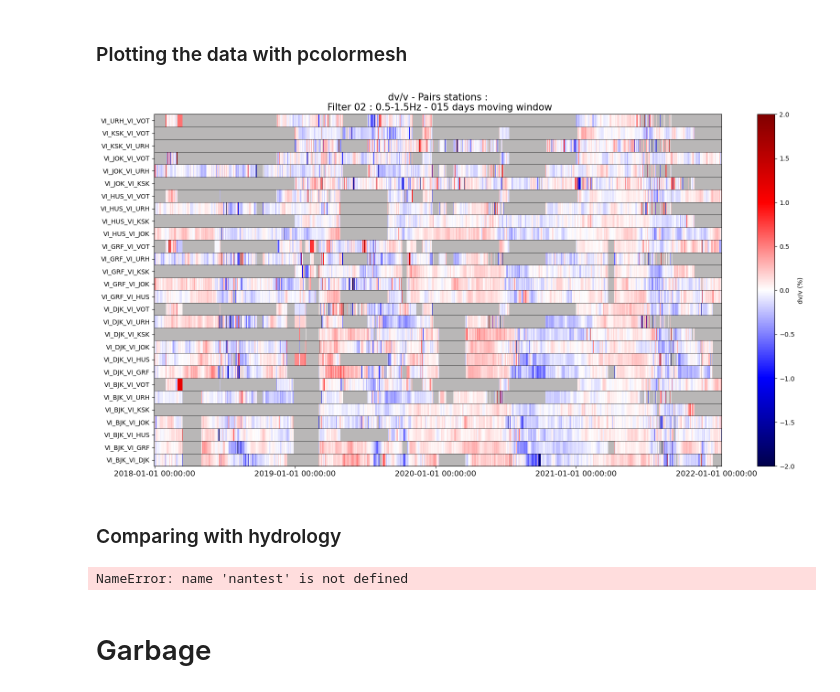
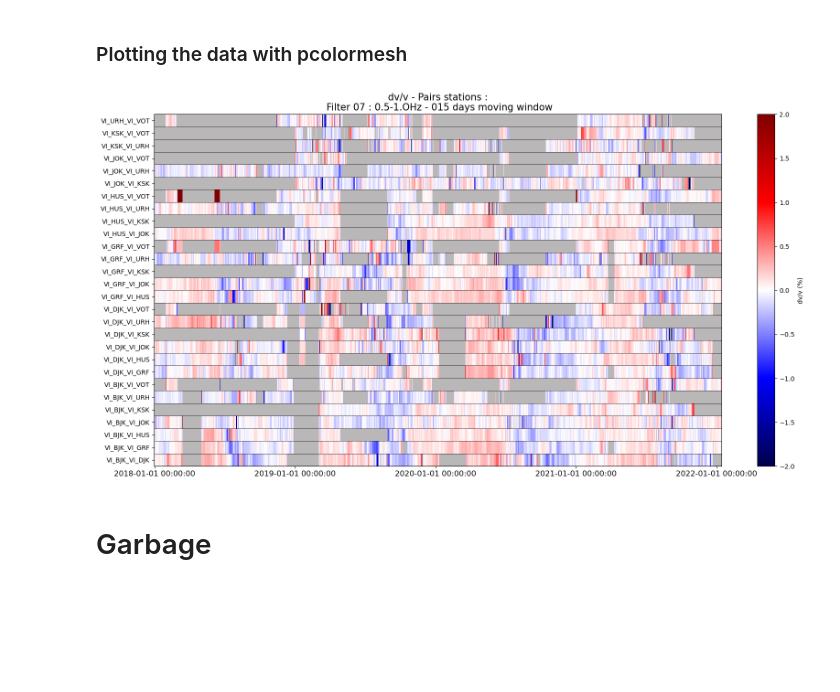
Before and after one commit to jgovoort/sismo-memo, a Jupyter notebook: InterferoMsNoise.ipynb, the cells around one changed output. Cells and saved outputs as stored; diff of their text form; code cells hidden in the pictures; blank space fills up the shorter version.

```diff
--- a/InterferoMsNoise.ipynb
+++ b/InterferoMsNoise.ipynb
@@ -38,7 +40,7 @@ False
 # %%
 component = 'ZZ'
 mwlength = '015'
-filterID = '02'
+filterID = '07'
 
 # Root of the dtt files to plot
 root = 'D:/MEMOIRE/MsNoise/ablation/DTT/%s/%s_DAYS/%s/' %(filterID, mwlength, component)
@@ -107,22 +109,20 @@ for file in folder :
 # %%
 from matplotlib import colors
 
 plt.figure(figsize=(20,10))
 ax = plt.axes()
 ax.set_facecolor("#B9B7B7")
 norm = colors.Normalize(vmin=-2,vmax=2)
 #norm = colors.CenteredNorm()
 plt.pcolormesh(xv,yv,m*-100, norm=norm, cmap='seismic')
 for i in range(len(pair_name)) :
     temp = np.array([X[0],X[-1]])
     plt.plot(temp, [i-.5,i-.5], c='black',linewidth = .5)
 plt.yticks(ticks=Y,labels=pair_name)
 plt.xticks(ticks=idxNY,labels=NY, fontsize='12')
-plt.title('dv/v - Pairs stations :\n Filter %s : 0.5-1.5Hz - %s days moving window' %(filterID, mwlength),
+plt.title('dv/v - Pairs stations :\n Filter %s : 0.5-1.OHz - %s days moving window' %(filterID, mwlength),
           fontsize='15')
 plt.colorbar(label='dv/v (%)')
 plt.show()
 # %% [output]
-[figure, old version]
+[figure, new version]
-# %% [markdown]
-### Comparing with hydrology
@@ -131,15 +128,0 @@ dhydro = pd.read_csv('D:/MEMOIRE/HYDRO/ALL-DVV/vdv_2018-2022-20230322092719-able
-# %%
-dich = {}
-
-for a in dhydro :
-    if a != 'Time' :
-        pQ = np.array(dhydro[a])
-        nantest = np.array(pd.notna(pQ))
-        Q = np.extract(nantest,pQ).astype(str)
-        Q = np.char.replace(Q,',','.').astype(object)
-        T = np.extract(nantest,dhydro['Time']).astype(object)
-        R = np.block([[T], [Q]])
-        dich.update({a: R})
-    print(nantest)
-# %% [output]
-NameError: name 'nantest' is not defined
```
Also changed, not shown: parts of 5 cells of this notebook, 5 other files.
